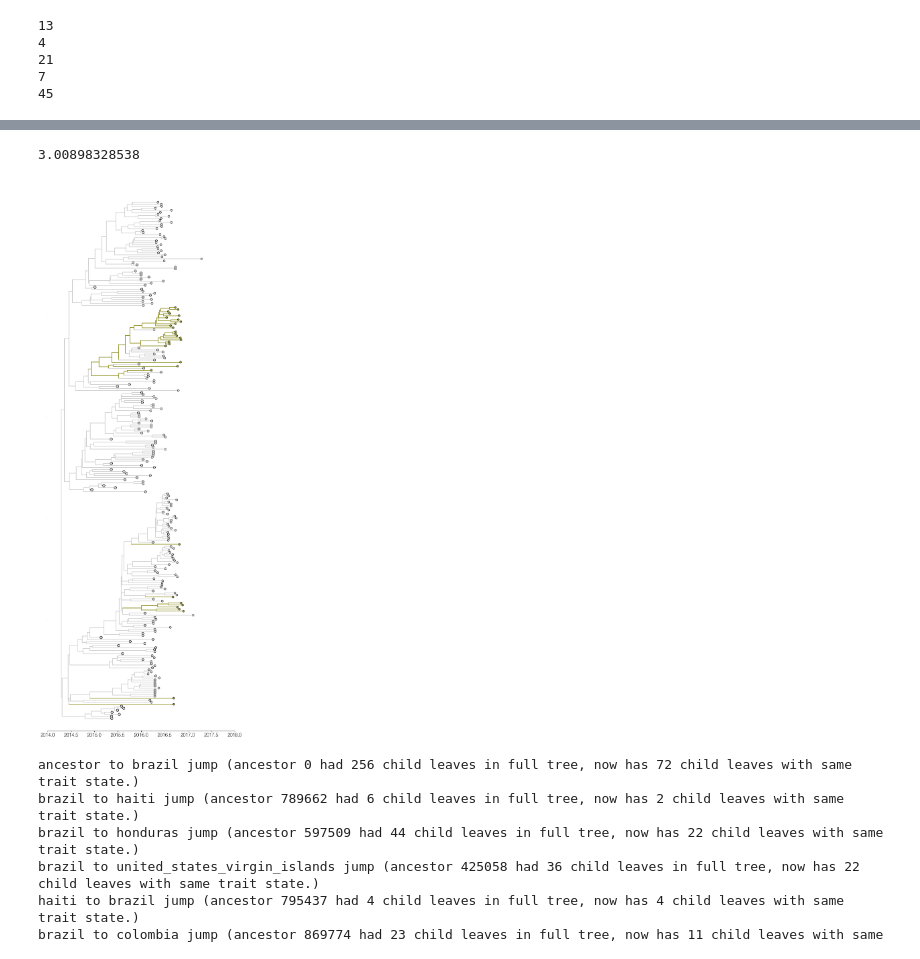
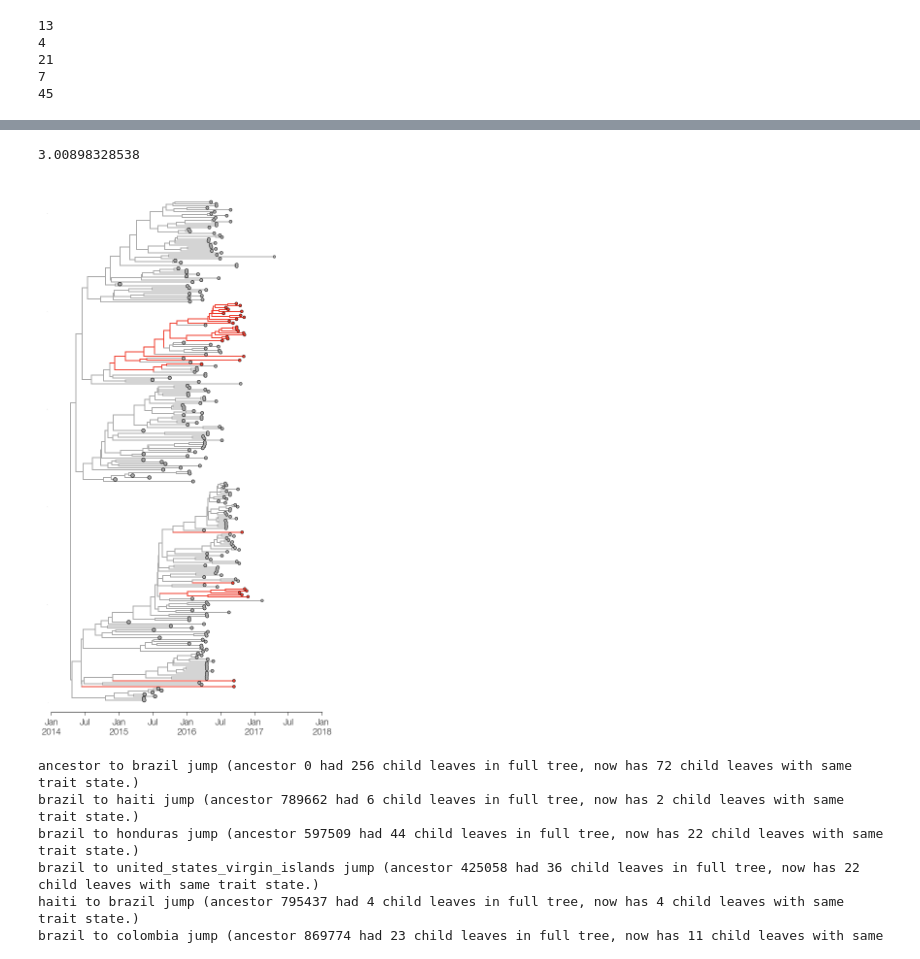
Before and after one commit to blab/zika-usvi, a Jupyter notebook: scripts/tree-plotting.ipynb, the cells around one changed output, grey strips where cells are left out. Saved outputs shown, nothing was run; the diff lists cells and outputs as text; code cells hidden in the pictures.

```diff
--- a/scripts/tree-plotting.ipynb
+++ b/scripts/tree-plotting.ipynb
@@ -239,3 +313,12 @@ caribColor = '#999933'
+# %%
+        if k.name.split('|')[3] in northAm:
+            color = northAmcolor
+        elif k.name.split('|')[3] in southAm:
+            color = southAmcolor
+        elif k.name.split('|')[3] in centralAm:
+            color = centralAmcolor
+        elif k.name.split('|')[3] in carib:
+            color = caribColor
 # %%
 #This works when x values remain as ages from youngest tip.
 #Tree plots BACKWARDS when AbsoluteTime is used...WHY???
@@ -300,10 +391,28 @@ plt.savefig('/Users/alliblk/Desktop/gitrepos/zika-usvi/figures/americas_tree.png
+# %%
+
+labels = ax.get_xticklabels()
+for label in labels:
+    print [decimalDateToAxisLabel(float(x.get_text())) for x in ax.get_xticklabels()]
+
+ax.set_xticks([decimalDate(x)+1/24.0 for x in timeline])
+ax.set_xticklabels(['Jan', 'Jun','Jan','Jun'])
+#need to have convert date pick the right month, and then call it that month.
+ax.set_xticklabels([convertDate(x,'%Y-%m-%d','%b\n%Y') if x.split('-')[1]=='01' else convertDate(x,'%Y-%m-%d','%b') for x in timeline])
+
+ax.xaxis.tick_bottom()
+ax.yaxis.tick_left()
+
+ax.spines['right'].set_color('none')
+ax.spines['top'].set_color('none')
+ax.spines['bottom'].set_color('none')
+ax.tick_params(axis='x',size=0,pad=10)
 # %%
 #here's how to make plotting in absolute time scale work!
 #note there's a bit of weirdness because k.x is counted up from root = 0, not the difference in age to the youngest tip
 #that means that to get number of years behind the highest tip, you need to know the distance from the leaf k.x value to the node k.x value
 #which is the youngest tip's k.x value - your node's k.x value. And this is the number you need to substract from absolute time.
 
-fig,ax = plt.subplots(figsize=(10,30),facecolor='w')
+fig,ax = plt.subplots(figsize=(10,20),facecolor='w')
 branchWidth=2 ## default branch width
 cmap=mpl.cm.viridis
 
@@ -319,36 +428,41 @@ for k in linked_list.Objects:
     else:
         #xp = highestTip - (highestTipinYearsFromRoot - k.parent.x) ## get x position of current node's parent
         xp = k.parent.absoluteTime
 
-    color=[caribColor if k.traits['country.states']=='united_states_virgin_islands' else 'lightgrey'][0] ## can be discrete too
+    color=[color_dict['united_states_virgin_islands'] if k.traits['country.states']=='united_states_virgin_islands' else 'darkgrey'][0] ## can be discrete too
 
     if isinstance(k,bt.leaf) or k.branchType=='leaf': ## if leaf...
         s=50-30*k.height/linked_list.treeHeight #size to draw the circle
         ax.scatter(x,y,s=s,facecolor=color,edgecolor='none',zorder=11) ## plot circle for every tip
         ax.scatter(x,y,s=s+0.8*s,facecolor='k',edgecolor='none',zorder=10) ## plot black circle underneath
 
 
     elif isinstance(k,bt.node) or k.branchType=='node': ## if node...
         ax.plot([x,x],[k.children[0].y,k.children[1].y],lw=branchWidth,color=color,ls='-',zorder=9) # x to x, these are the vertical branches
 
     ax.plot([xp,x],[y,y],lw=branchWidth,color=color,ls='-',zorder=9)
 
 #Remove lines from sides of plot that I don't like
 ax.spines['top'].set_visible(False)
 ax.spines['right'].set_visible(False)
 ax.spines['left'].set_visible(False)
 #ax.spines['bottom'].set_visible(False)
 
 ax.tick_params(axis='y',labelsize=0,size=0)
-ax.tick_params(axis='top',labelsize=0,size=0)
+ax.tick_params(axis='x',labelsize=18,size=0)
 
 ax.set_xlim(2014,2018)
 ax.set_ylim(-5,len(linked_list.Objects)/2+10)
 
+labels = [2014.0, 2014.5, 2015.0, 2015.5, 2016.0, 2016.5, 2017.0, 2017.5, 2018.0 ]
+ax.set_xticklabels([decimalDateToAxisLabel(label) for label in labels])
+ax.tick_params(axis='x',labelsize=18, which='major', width=1, size=7)
+
+plt.savefig('/Users/alliblk/Desktop/gitrepos/zika-usvi/figures/whole_tree_usvi_highlight.pdf',transparent=True)
 plt.show()
 # %% [output]
 3.00898328538
-[figure, old version]
+[figure, new version]
 # %%
 #From EBOV
 traitName='country.states'
```
Also changed, not shown: parts of 20 cells of this notebook.
